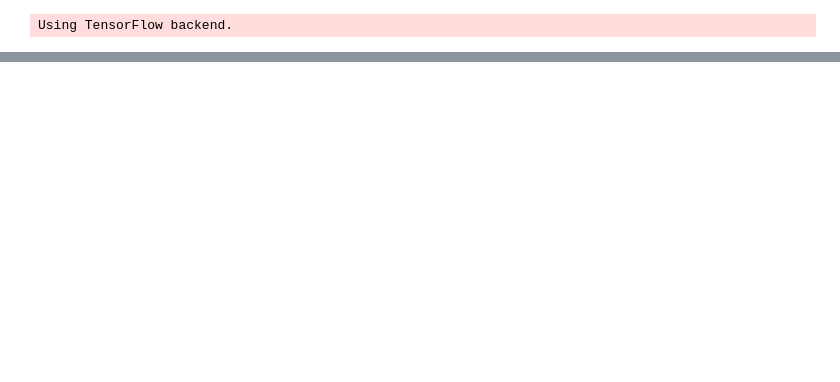
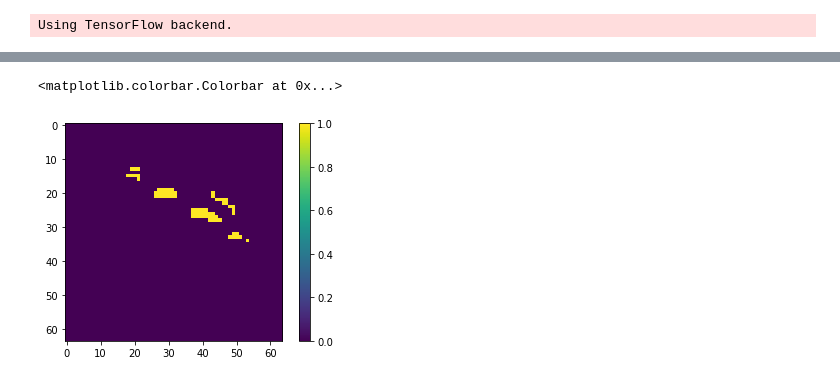
Before and after one commit to cweo/3DElegansTracking, a Jupyter notebook: 3D-UNET.ipynb, the cells around one changed output, grey strips where cells are left out. Cells and saved outputs as stored; diff of their text form; code cells hidden in the pictures; blank space fills up the shorter version.

```diff
--- a/3D-UNET.ipynb
+++ b/3D-UNET.ipynb
@@ -158,0 +243,8 @@ Training finished
+# %%
+b = np.load('b.npz')['arr_0']
+
+b = np.transpose(b)
+
+b = deform(b, img_depth/b.shape[0], axis=0)
+b = deform(b, img_rows/b.shape[1], axis=1)
+b = deform(b, img_cols/b.shape[2], axis=2)
@@ -158,0 +271,7 @@ Training finished
+# %%
+# ground truth
+plt.imshow(b[15,:,:])
+plt.colorbar()
+# %% [output]
+<matplotlib.colorbar.Colorbar at 0x...>
+[figure, added]
```
Also changed, not shown: parts of 15 cells of this notebook.
